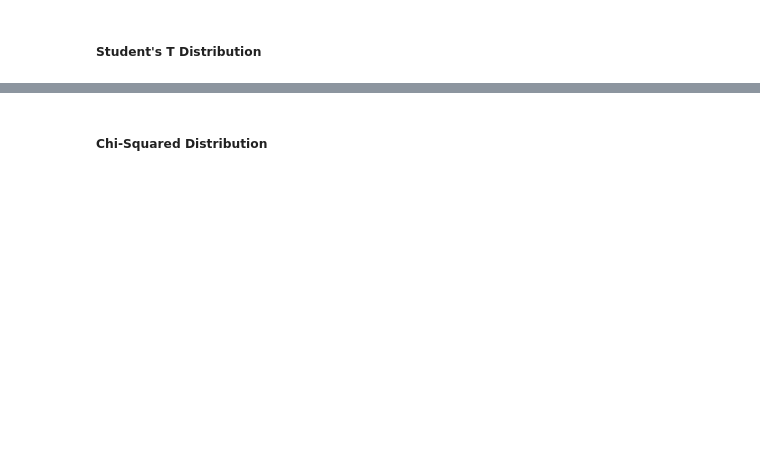
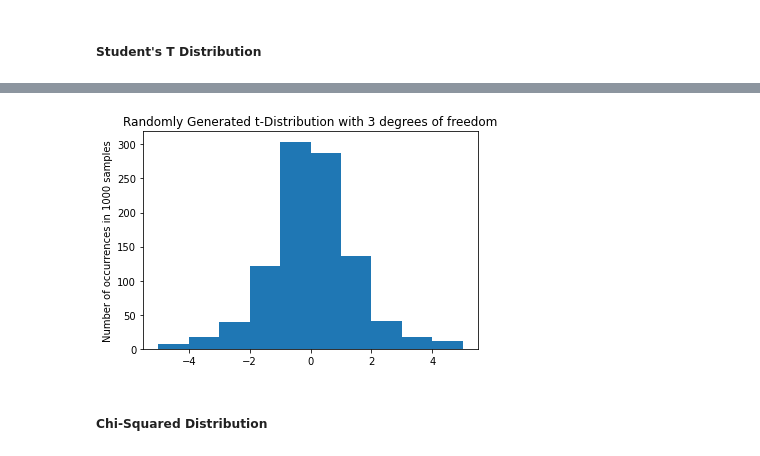
Before and after one commit to meganenglert/CISC367, a Jupyter notebook: Week 6/Statistics Workbook.ipynb, the cells around one changed output, grey strips where cells are left out. Cells and saved outputs as stored; diff of their text form; code cells hidden in the pictures; blank space fills up the shorter version.

```diff
--- a/Week 6/Statistics Workbook.ipynb
+++ b/Week 6/Statistics Workbook.ipynb
@@ -189,2 +194,10 @@ plt.show()
+# %%
+random_variables = stats.t.rvs(3, size=1000)
+plt.hist(random_variables, bins = [-5,-4,-3,-2,-1,0,1,2,3,4,5])
+plt.title("Randomly Generated t-Distribution with 3 degrees of freedom")
+plt.ylabel("Number of occurrences in 1000 samples")
+plt.show()
+# %% [output]
+[figure, added]
 # %% [markdown]
 ##### Chi-Squared Distribution
```
Also changed, not shown: parts of 13 cells of this notebook.
